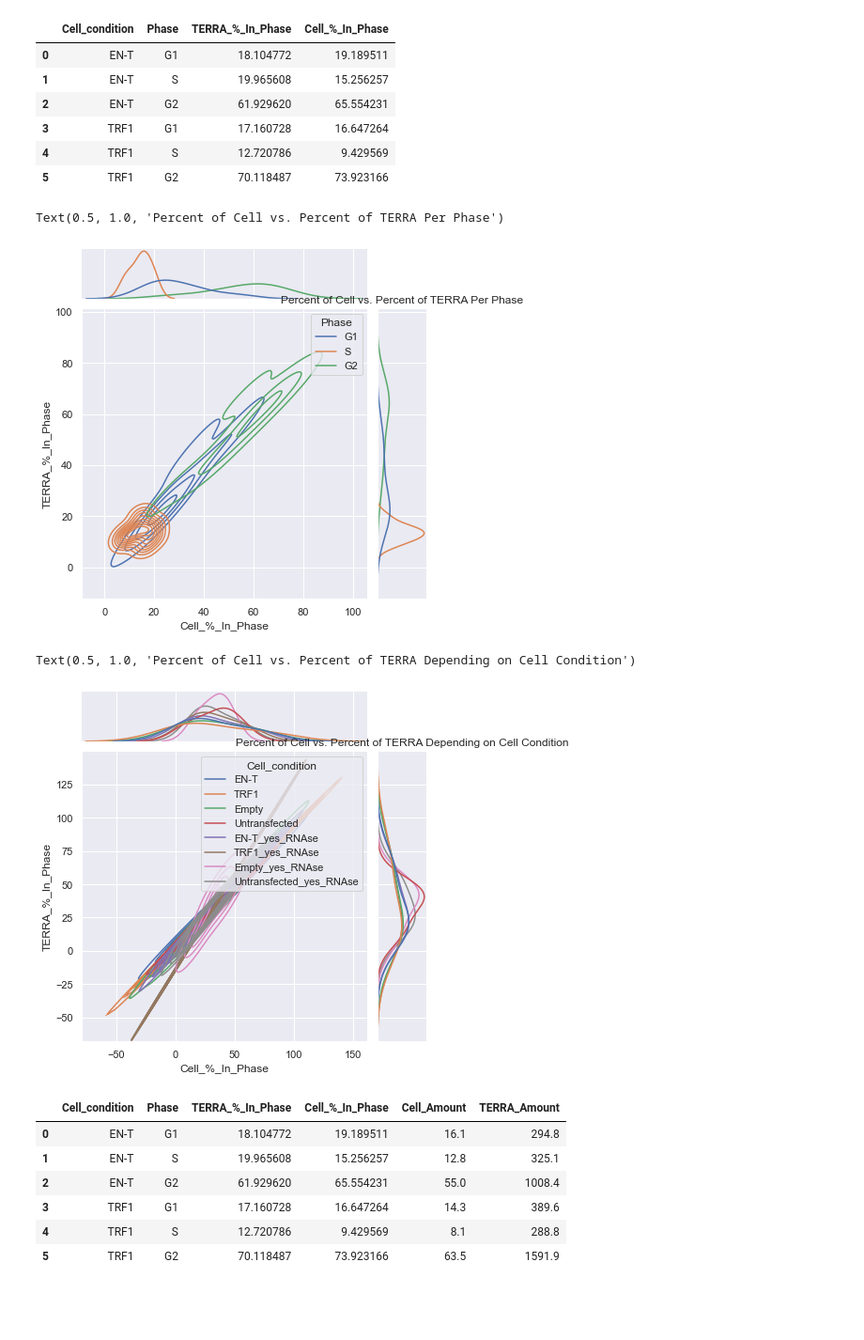
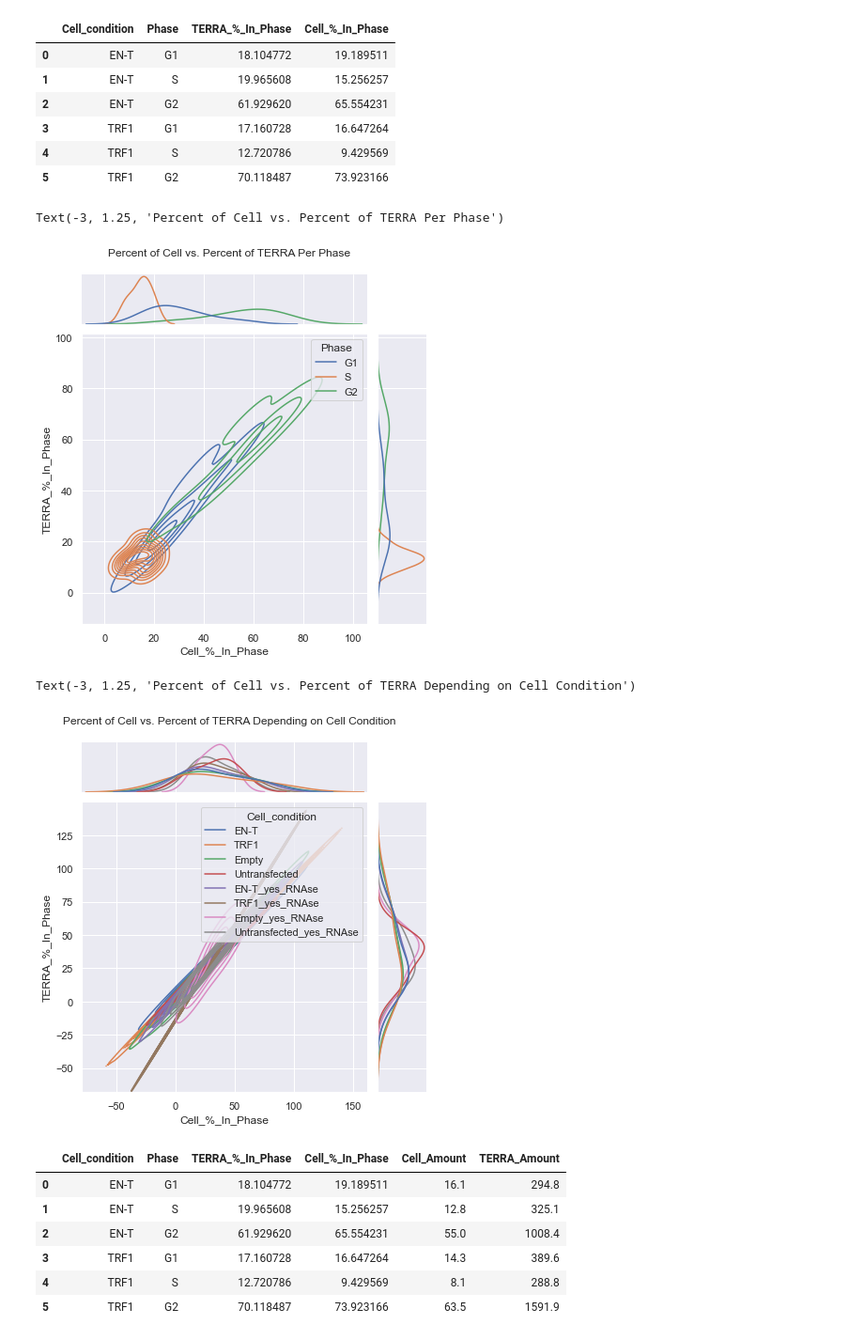
Before and after one commit to aidan-lew/TERRA_DSB, a Jupyter notebook: terra_dsb.ipynb, the cells around one changed output. Shown: that part at 94% size. Drawn from its saved outputs; the diff is of its cells as text; code cells hidden in the pictures; blank space fills up the shorter version.

```diff
--- a/terra_dsb.ipynb
+++ b/terra_dsb.ipynb
@@ -542,14 +534,15 @@ g2_phase_combo_df.head(6)
 # %%
 # Show that both the majority percent of cells and percent of TERRA accumulate in G2
 g = sns.jointplot(
     data=g2_phase_combo_df,
     x="Cell_%_In_Phase", y="TERRA_%_In_Phase", hue="Phase",
     kind="kde",
 )
-plt.title('Percent of Cell vs. Percent of TERRA Per Phase')
+
+plt.title('Percent of Cell vs. Percent of TERRA Per Phase', x=-3, y=1.25)
 # %% [output]
-Text(0.5, 1.0, 'Percent of Cell vs. Percent of TERRA Per Phase')
+Text(-3, 1.25, 'Percent of Cell vs. Percent of TERRA Per Phase')
-[figure, old version]
+[figure, new version]
 # %%
 # Show that the accunulation in G2 is independent of the cell condition
 g = sns.jointplot(
@@ -558,10 +551,10 @@ g = sns.jointplot(
     kind="kde",
 )
 
-plt.title('Percent of Cell vs. Percent of TERRA Depending on Cell Condition')
+plt.title('Percent of Cell vs. Percent of TERRA Depending on Cell Condition', x=-3, y=1.25)
 # %% [output]
-Text(0.5, 1.0, 'Percent of Cell vs. Percent of TERRA Depending on Cell Condition')
+Text(-3, 1.25, 'Percent of Cell vs. Percent of TERRA Depending on Cell Condition')
-[figure, old version]
+[figure, new version]
 # %%
 g2_all_combo_df.head(6)
 # %% [output]
```
Also changed, not shown: parts of 8 cells of this notebook.
